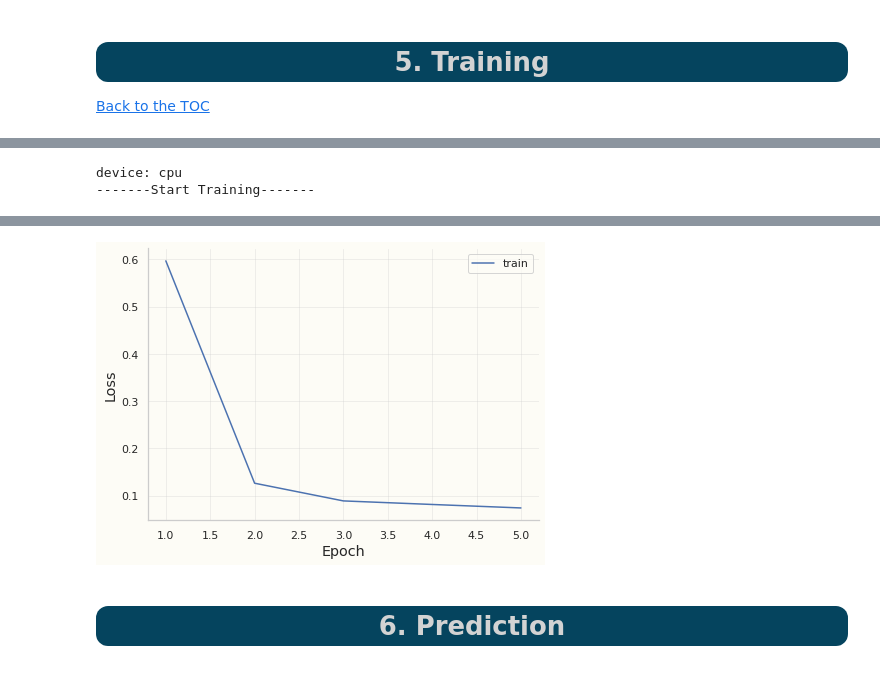
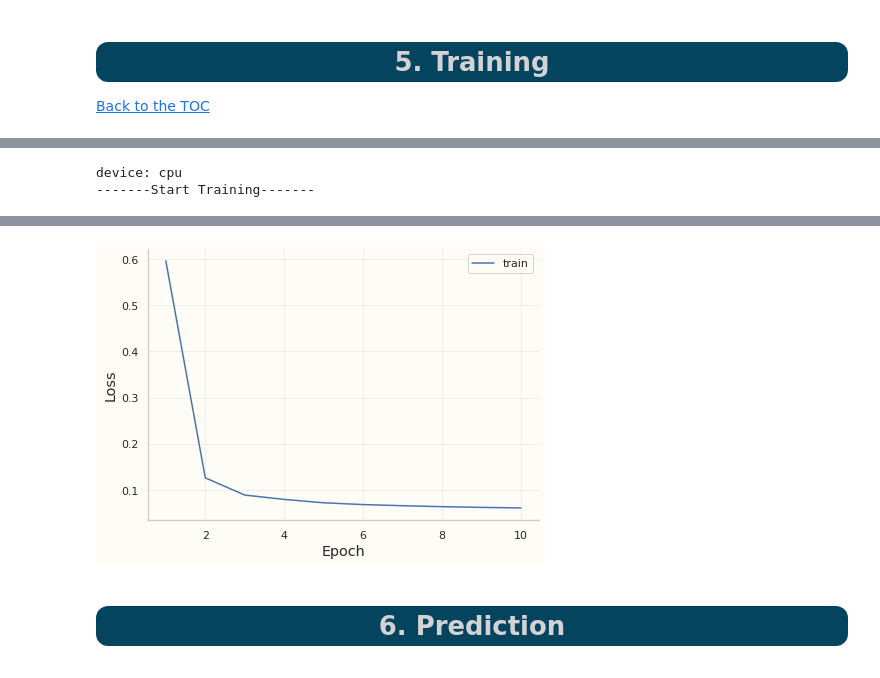
Before and after one commit to MasatoMurakawa/Kaggle_TPS_Sep_2022, a Jupyter notebook: n-beats-dnn-for-univariate-time-series-forecast.ipynb, the cells around one changed output, grey strips where cells are left out. Saved outputs shown, nothing was run; the diff lists cells and outputs as text; code cells hidden in the pictures.

```diff
--- a/n-beats-dnn-for-univariate-time-series-forecast.ipynb
+++ b/n-beats-dnn-for-univariate-time-series-forecast.ipynb
@@ -78,13 +78,12 @@ exp_config = {
     'horizon_period': 30,  ## Forecast period (days)
     'val_ratio': 0.2,  ## Train-vaild split ratio
     'batch_size': 512,
-    'train_epochs': 6,
+    'train_epochs': 10,
     'learning_rate': 1e-3,
     'gamma': 0.99,  ## parameter of learning scheduler
     'train_limit': True,  ## Use or not the data before 2020
     'checkpoint_filepath': './tmp/model/checkpoint.cpt',
     'finalize': True,  ## For the model finalization
-    'finalize_epochs': 5,
     'finalized_filepath': './tmp/model/finalized.cpt',
 }
 
@@ -967,6 +966,7 @@ def train_model(model, preprocessor, dl_dict,
 
     losses = {phase: [] for phase in phases}
     best_val_loss = 100.
+    best_epoch = 1
     for epoch in range(num_epochs):
         for phase in phases:
             if phase == 'train':
@@ -1007,6 +1007,7 @@ def train_model(model, preprocessor, dl_dict,
             if phase == 'val':
                 if cpt_filepath is not None:
                     if epoch_loss < best_val_loss:
+                        best_epoch = epoch + 1
                         best_val_loss = epoch_loss
                         model_save(
                             model, preprocessor,
@@ -1026,7 +1027,7 @@ def train_model(model, preprocessor, dl_dict,
                 cpt_filepath
             )
 
-    return model, preprocessor, losses
+    return model, preprocessor, losses, best_epoch
 # %%
 ## Function for Plotting Losses
 def plot_losses(losses, title=None):
@@ -1043,7 +1044,7 @@ def plot_losses(losses, title=None):
 num_epochs = exp_config['train_epochs']
 cpt_filepath = exp_config['checkpoint_filepath']
 
-model, preprocessor, losses = train_model(
+model, preprocessor, losses, best_epoch = train_model(
     model,
     preprocessor,
     dl_dict,
@@ -1051,11 +1052,17 @@ model, preprocessor, losses = train_model(
     optimizer,
     lr_scheduler,
     num_epochs,
-    cpt_filepath,
+    cpt_filepath
 )
 
 ## Load the Best Model
-model_load(model, preprocessor, optimizer, lr_scheduler, cpt_filepath)
+model_load(
+    model,
+    preprocessor,
+    optimizer,
+    lr_scheduler,
+    cpt_filepath
+)
 
 ## Plot Losses
 plot_losses(losses)
@@ -1136,17 +1141,16 @@ if exp_config['finalize']:
     )
 
     ## Model Training
-    num_epochs = exp_config['finalize_epochs']
     finalized_filepath = exp_config['finalized_filepath']
 
-    model, preprocessor, losses = train_model(
+    model, preprocessor, losses, _ = train_model(
         model,
         preprocessor,
         finalize_dl_dict,
         criterion,
         optimizer,
         lr_scheduler,
-        num_epochs,
+        best_epoch,
         finalized_filepath,
         finalize=True
     )
@@ -1165,4 +1174,4 @@ Model saved!
-[figure, old version]
+[figure, new version]
 # %% [markdown]
 <a id ="6"></a><h1 style="background:#05445E; border:0; border-radius: 12px; color:#D3D3D3"><center>6. Prediction</center></h1>
 # %% [markdown]
```
Also changed, not shown: parts of 4 cells of this notebook.
